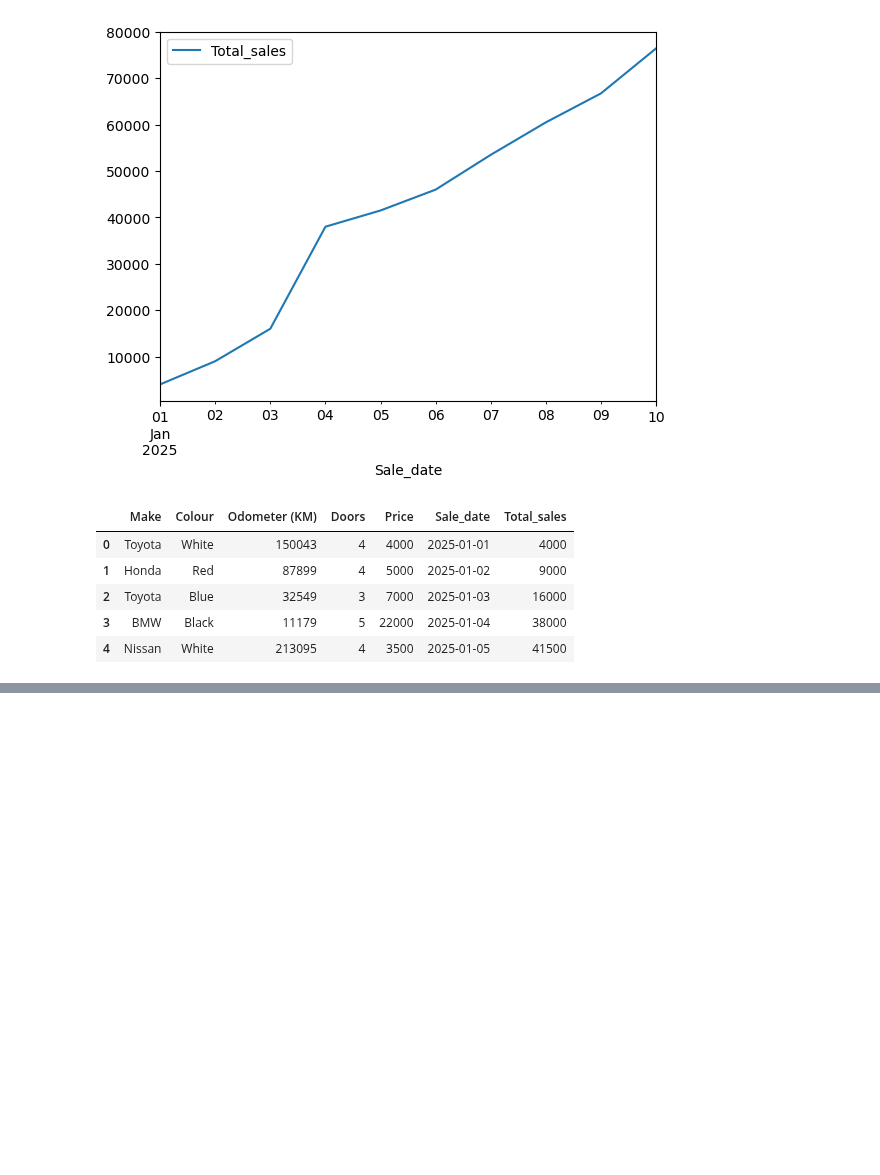
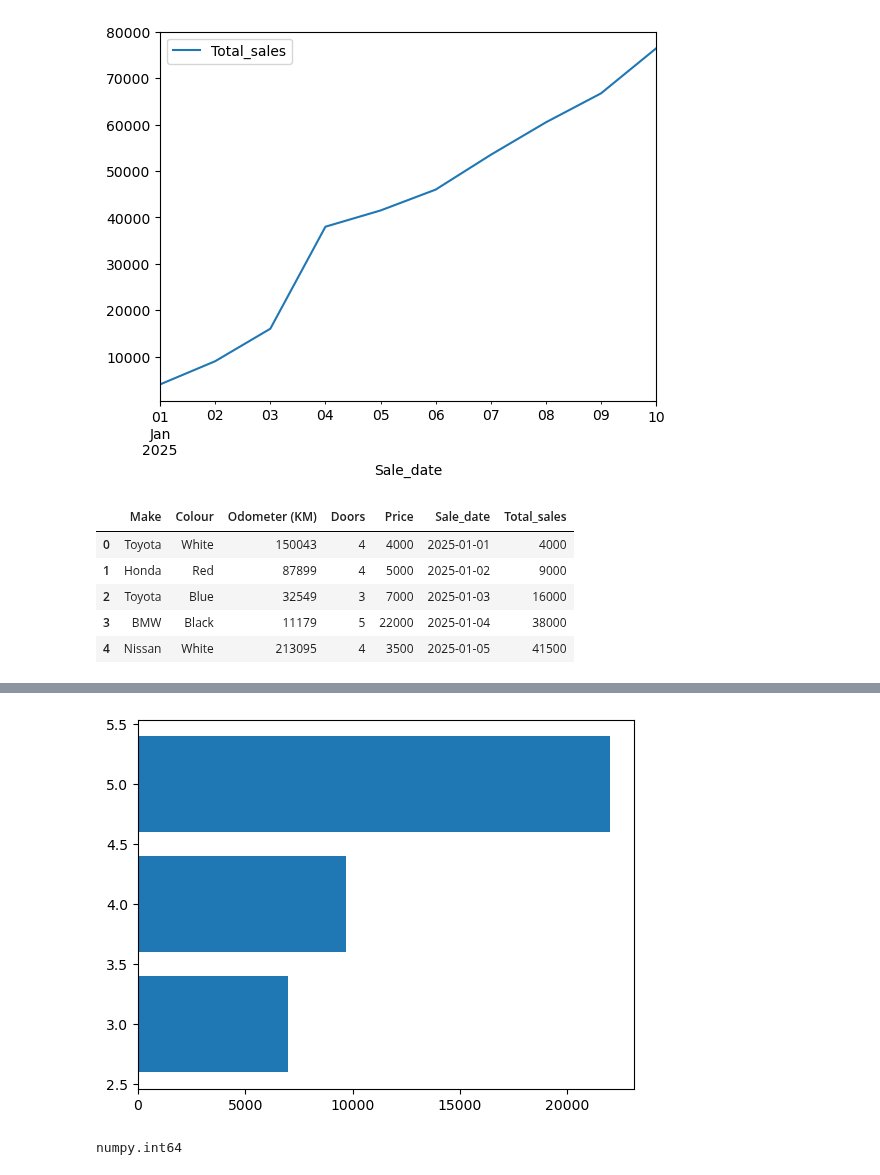
Before and after one commit to FairozAhmadSheikh/Machine_and_Deep_Learning_Basic_To_Advance, a Jupyter notebook: revision_matplotlib.ipynb, the cells around one changed output, grey strips where cells are left out. Cells and saved outputs as stored; diff of their text form; code cells hidden in the pictures; blank space fills up the shorter version.

```diff
--- a/revision_matplotlib.ipynb
+++ b/revision_matplotlib.ipynb
@@ -311,0 +328,8 @@ TypeError: no numeric data to plot
+# %%
+plt.barh(list(car_data['Doors']),list(car_data['Price']));
+# %% [output]
+[figure, added]
+# %%
+type(car_data['Odometer (KM)'][0])
+# %% [output]
+numpy.int64
```
Also changed, not shown: parts of 7 cells of this notebook, 1 other file.
